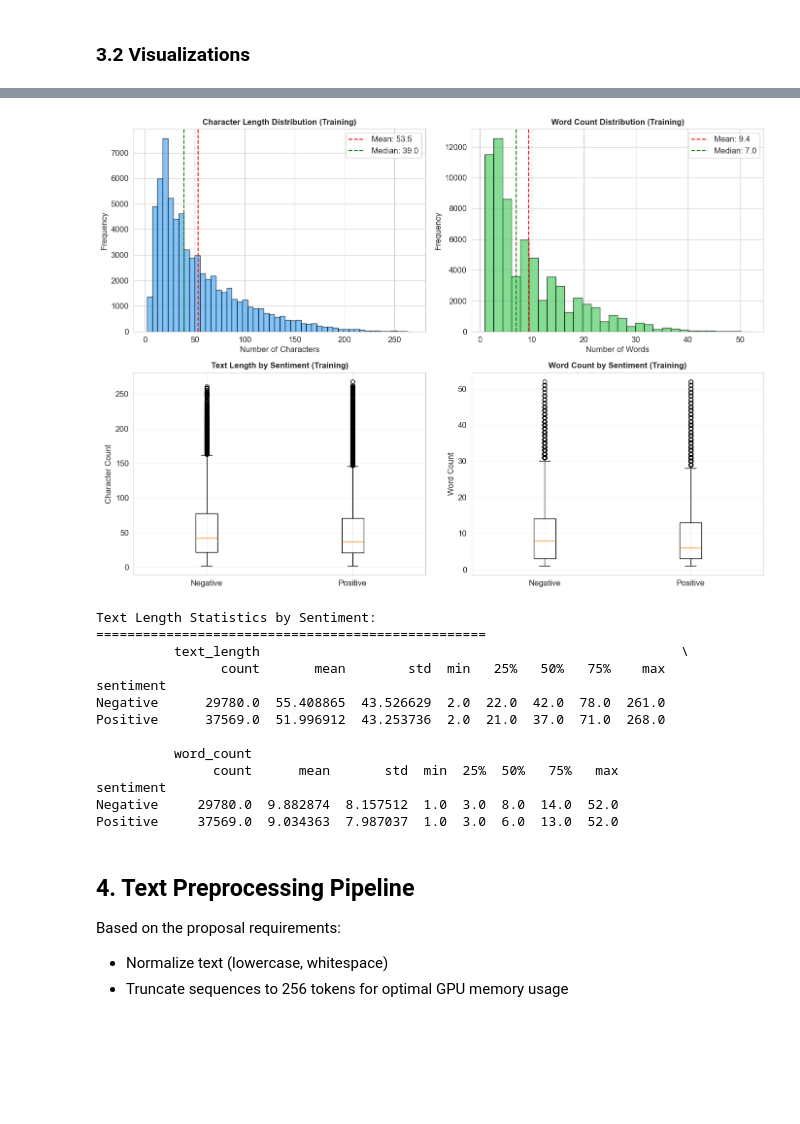
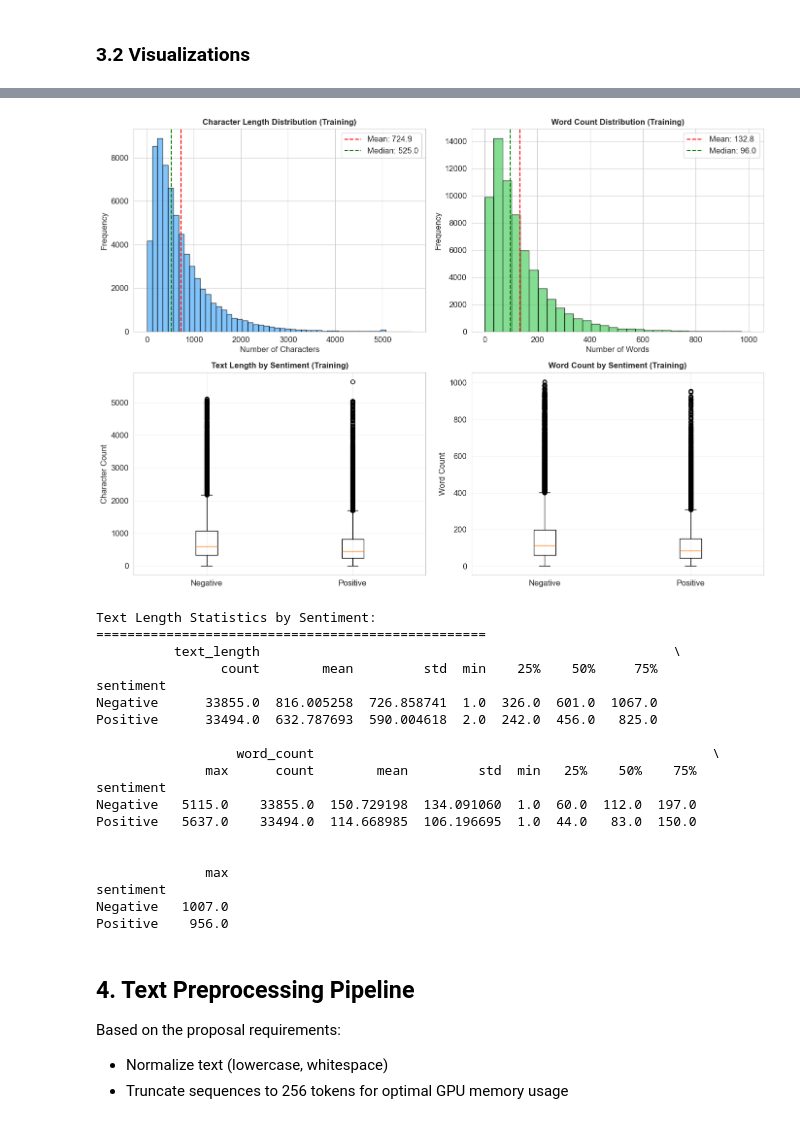
Before and after one commit to chaowei312/5800_FinalProject, a Jupyter notebook: notebooks/yelp/eda_preprocessing.ipynb, the cells around one changed output, grey strips where cells are left out. Cells and saved outputs as stored; diff of their text form; code cells hidden in the pictures; blank space fills up the shorter version.

```diff
--- a/notebooks/yelp/eda_preprocessing.ipynb
+++ b/notebooks/yelp/eda_preprocessing.ipynb
@@ -56,19 +58,15 @@ CUDA available: True
 # %%
-# Load SST-2 dataset
-print("Loading SST-2 dataset...")
-sst2_dataset = load_dataset("glue", "sst2")
-
+# Load Yelp dataset
+yelp_dataset = load_dataset("Yelp/yelp_review_full")
 # Display dataset info
 print(f"\nSST-2 Dataset Structure:")
-print(f"Train samples: {len(sst2_dataset['train'])}")
-print(f"Validation samples: {len(sst2_dataset['validation'])}")
-print(f"Test samples: {len(sst2_dataset['test'])}")
-
+print(f"Train samples: {len(yelp_dataset['train'])}")
+print(f"Test samples: {len(yelp_dataset['test'])}")
 # Show sample data
 print("\nSample training data:")
 for i in range(3):
-    sample = sst2_dataset['train'][i]
+    sample = yelp_dataset['train'][i]
     print(f"Sample {i+1}:")
-    print(f"  Text: {sample['sentence']}")
+    print(f"  Text: {sample['text']}")
     print(f"  Label: {sample['label']} ({'positive' if sample['label'] == 1 else 'negative'})")
 # %% [output]
@@ -229,63 +262,69 @@ plt.show()
 fig, axes = plt.subplots(2, 2, figsize=(14, 10))
 
 # Character length distribution
-axes[0, 0].hist(sst2_train_df['text_length'], bins=50, alpha=0.7, color='#4dabf7', edgecolor='black')
-axes[0, 0].axvline(sst2_train_df['text_length'].mean(), color='red', linestyle='--', label=f'Mean: {sst2_train_df["text_length"].mean():.1f}')
-axes[0, 0].axvline(sst2_train_df['text_length'].median(), color='green', linestyle='--', label=f'Median: {sst2_train_df["text_length"].median():.1f}')
+axes[0, 0].hist(yelp_train_df['text_length'], bins=50, alpha=0.7, color='#4dabf7', edgecolor='black')
+axes[0, 0].axvline(yelp_train_df['text_length'].mean(), color='red', linestyle='--', label=f'Mean: {yelp_train_df["text_length"].mean():.1f}')
+axes[0, 0].axvline(yelp_train_df['text_length'].median(), color='green', linestyle='--', label=f'Median: {yelp_train_df["text_length"].median():.1f}')
 axes[0, 0].set_title('Character Length Distribution (Training)', fontsize=12, fontweight='bold')
 axes[0, 0].set_xlabel('Number of Characters')
 axes[0, 0].set_ylabel('Frequency')
 axes[0, 0].legend()
 
 # Word count distribution
-axes[0, 1].hist(sst2_train_df['word_count'], bins=30, alpha=0.7, color='#51cf66', edgecolor='black')
-axes[0, 1].axvline(sst2_train_df['word_count'].mean(), color='red', linestyle='--', label=f'Mean: {sst2_train_df["word_count"].mean():.1f}')
-axes[0, 1].axvline(sst2_train_df['word_count'].median(), color='green', linestyle='--', label=f'Median: {sst2_train_df["word_count"].median():.1f}')
+axes[0, 1].hist(yelp_train_df['word_count'], bins=30, alpha=0.7, color='#51cf66', edgecolor='black')
+axes[0, 1].axvline(yelp_train_df['word_count'].mean(), color='red', linestyle='--', label=f'Mean: {yelp_train_df["word_count"].mean():.1f}')
+axes[0, 1].axvline(yelp_train_df['word_count'].median(), color='green', linestyle='--', label=f'Median: {yelp_train_df["word_count"].median():.1f}')
 axes[0, 1].set_title('Word Count Distribution (Training)', fontsize=12, fontweight='bold')
 axes[0, 1].set_xlabel('Number of Words')
 axes[0, 1].set_ylabel('Frequency')
 axes[0, 1].legend()
 
 # Box plot for text length by sentiment
-train_df_viz = sst2_train_df.copy()
+train_df_viz = yelp_train_df.copy()
 train_df_viz['sentiment'] = train_df_viz['label'].map({0: 'Negative', 1: 'Positive'})
 axes[1, 0].boxplot([train_df_viz[train_df_viz['sentiment'] == 'Negative']['text_length'],
                      train_df_viz[train_df_viz['sentiment'] == 'Positive']['text_length']],
                     labels=['Negative', 'Positive'])
 axes[1, 0].set_title('Text Length by Sentiment (Training)', fontsize=12, fontweight='bold')
 axes[1, 0].set_ylabel('Character Count')
 axes[1, 0].grid(True, alpha=0.3)
 
 # Box plot for word count by sentiment
 axes[1, 1].boxplot([train_df_viz[train_df_viz['sentiment'] == 'Negative']['word_count'],
                      train_df_viz[train_df_viz['sentiment'] == 'Positive']['word_count']],
                     labels=['Negative', 'Positive'])
 axes[1, 1].set_title('Word Count by Sentiment (Training)', fontsize=12, fontweight='bold')
 axes[1, 1].set_ylabel('Word Count')
 axes[1, 1].grid(True, alpha=0.3)
 
 plt.tight_layout()
 plt.show()
 
 # Statistical comparison between sentiments
 print("\nText Length Statistics by Sentiment:")
 print("=" * 50)
 print(train_df_viz.groupby('sentiment')[['text_length', 'word_count']].describe())
 # %% [output]
-[figure, old version]
+[figure, new version]
 Text Length Statistics by Sentiment:
 ==================================================
-          text_length                                                      \
-                count       mean        std  min   25%   50%   75%    max
+          text_length                                                     \
+                count        mean         std  min    25%    50%     75%
 sentiment
-Negative      29780.0  55.408865  43.526629  2.0  22.0  42.0  78.0  261.0
-Positive      37569.0  51.996912  43.253736  2.0  21.0  37.0  71.0  268.0
+Negative      33855.0  816.005258  726.858741  1.0  326.0  601.0  1067.0
+Positive      33494.0  632.787693  590.004618  2.0  242.0  456.0   825.0
 
-          word_count
-               count      mean       std  min  25%  50%   75%   max
+                  word_count                                                   \
+              max      count        mean         std  min   25%    50%    75%
 sentiment
-Negative     29780.0  9.882874  8.157512  1.0  3.0  8.0  14.0  52.0
-Positive     37569.0  9.034363  7.987037  1.0  3.0  6.0  13.0  52.0
+Negative   5115.0    33855.0  150.729198  134.091060  1.0  60.0  112.0  197.0
+Positive   5637.0    33494.0  114.668985  106.196695  1.0  44.0   83.0  150.0
+
+
+              max
+sentiment
+Negative   1007.0
+Positive    956.0
 # %% [markdown]
 ## 4. Text Preprocessing Pipeline
 
```
Also changed, not shown: parts of 18 cells of this notebook, 14 other files.
